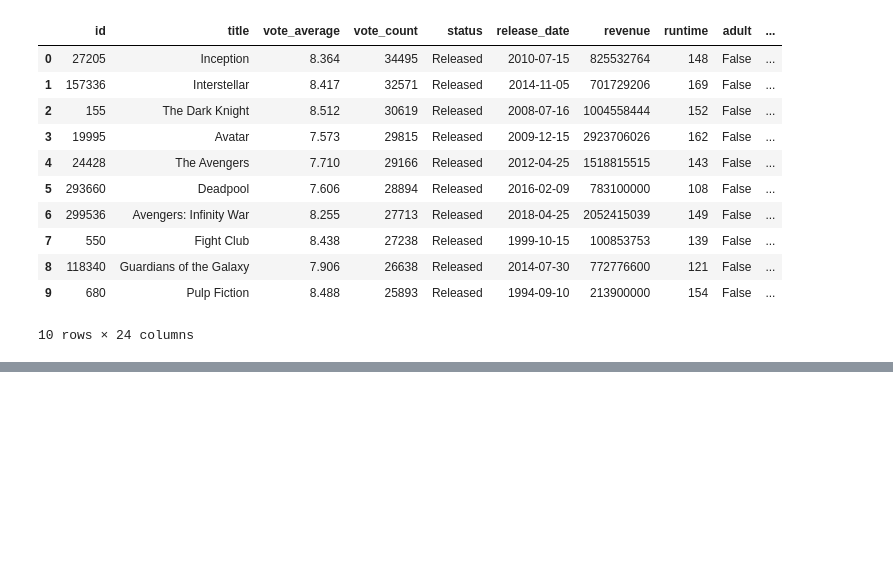
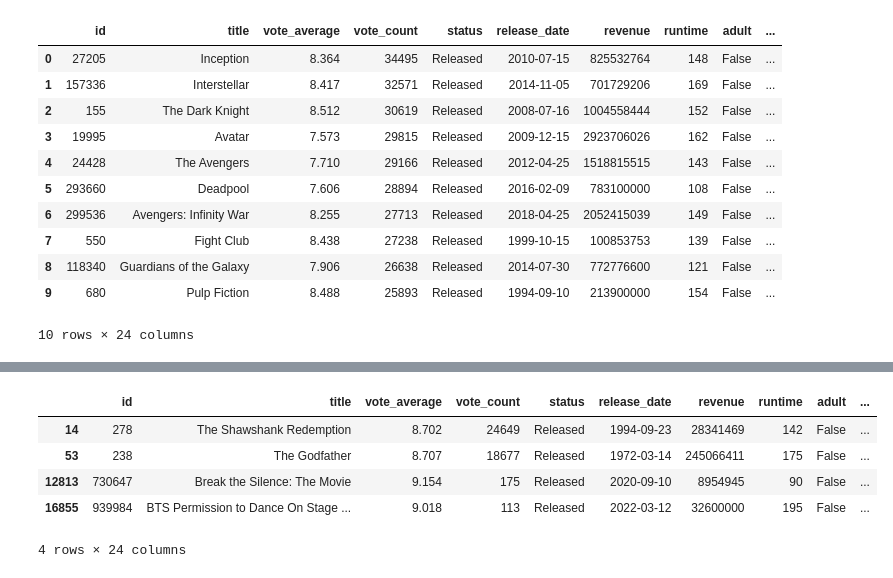
Before and after one commit to OrF8/Reel-Patterns, a Jupyter notebook: visualizations.ipynb, the cells around one changed output, grey strips where cells are left out. Saved outputs shown, nothing was run; the diff lists cells and outputs as text; code cells hidden in the pictures; blank space fills up the shorter version.

```diff
--- a/visualizations.ipynb
+++ b/visualizations.ipynb
@@ -67,0 +72,9 @@ Name: revenue, Length: 1233750, dtype: int64
+# %%
+revenue_df[revenue_df['vote_average'] >= revenue_df['vote_average'].max() - 0.5]
+# %% [output]
+|  | id | title | vote_average | vote_count | status | release_date | revenue | runtime | adult | ... |
+| 14 | 278 | The Shawshank Redemption | 8.702 | 24649 | Released | 1994-09-23 | 28341469 | 142 | False | ... |
+| 53 | 238 | The Godfather | 8.707 | 18677 | Released | 1972-03-14 | 245066411 | 175 | False | ... |
+| 12813 | 730647 | Break the Silence: The Movie | 9.154 | 175 | Released | 2020-09-10 | 8954945 | 90 | False | ... |
+| 16855 | 939984 | BTS Permission to Dance On Stage ... | 9.018 | 113 | Released | 2022-03-12 | 32600000 | 195 | False | ... |
+4 rows × 24 columns
```
Also changed, not shown: parts of 8 cells of this notebook, 2 other files.
